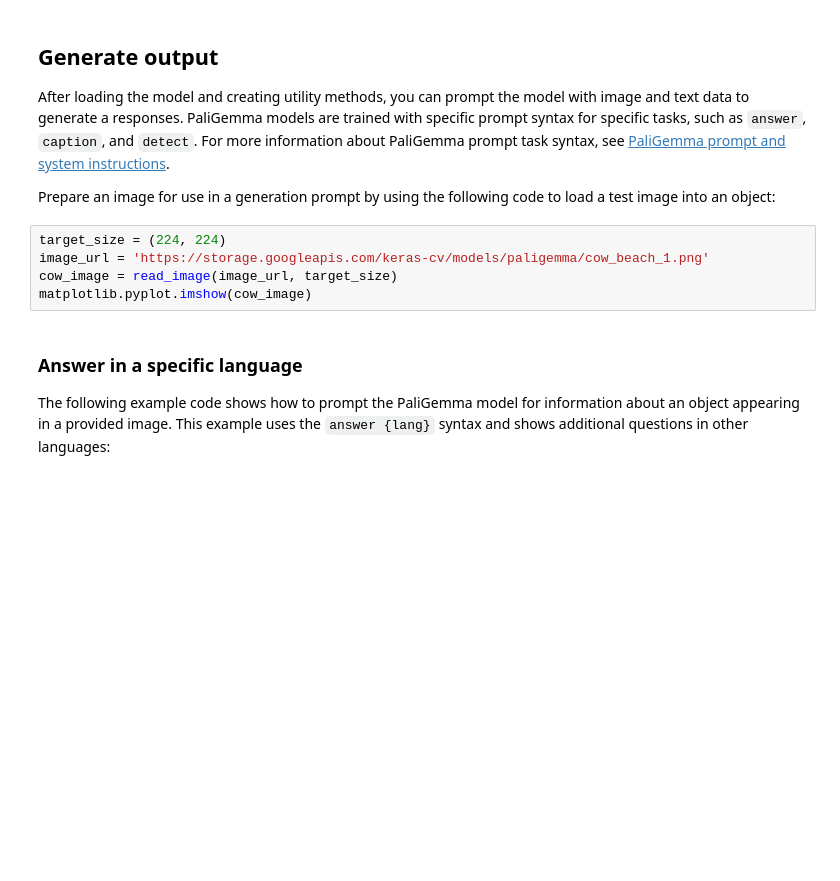
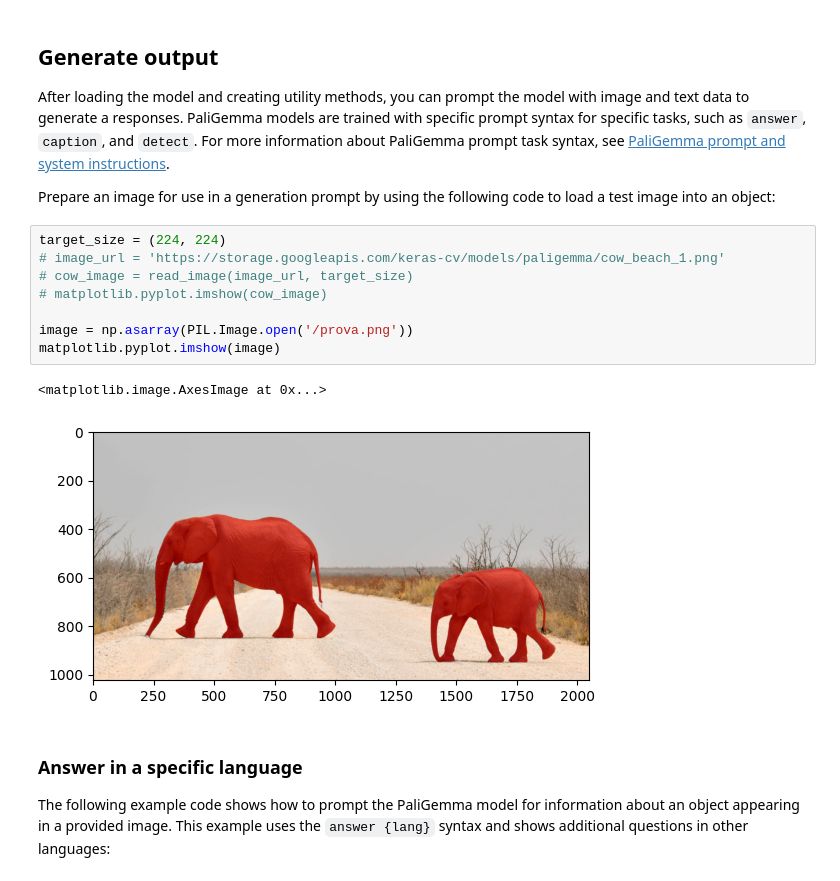
Before and after one commit to matteosodano/PaliGemma, a Jupyter notebook: inference-with-keras.ipynb, the cells around one changed output. Cells and saved outputs as stored; diff of their text form; blank space fills up the shorter version.

Commit message:
read image

```diff
--- a/inference-with-keras.ipynb
+++ b/inference-with-keras.ipynb
@@ -233,9 +231,15 @@ After loading the model and creating utility methods, you can prompt the model w
 Prepare an image for use in a generation prompt by using the following code to load a test image into an object:
 # %%
 target_size = (224, 224)
-image_url = 'https://storage.googleapis.com/keras-cv/models/paligemma/cow_beach_1.png'
-cow_image = read_image(image_url, target_size)
-matplotlib.pyplot.imshow(cow_image)
+# image_url = 'https://storage.googleapis.com/keras-cv/models/paligemma/cow_beach_1.png'
+# cow_image = read_image(image_url, target_size)
+# matplotlib.pyplot.imshow(cow_image)
+
+image = np.asarray(PIL.Image.open('/prova.png'))
+matplotlib.pyplot.imshow(image)
+# %% [output]
+<matplotlib.image.AxesImage at 0x...>
+[figure, added]
 # %% [markdown]
 ### Answer in a specific language
 
```
Also changed, not shown: parts of 2 cells of this notebook.
